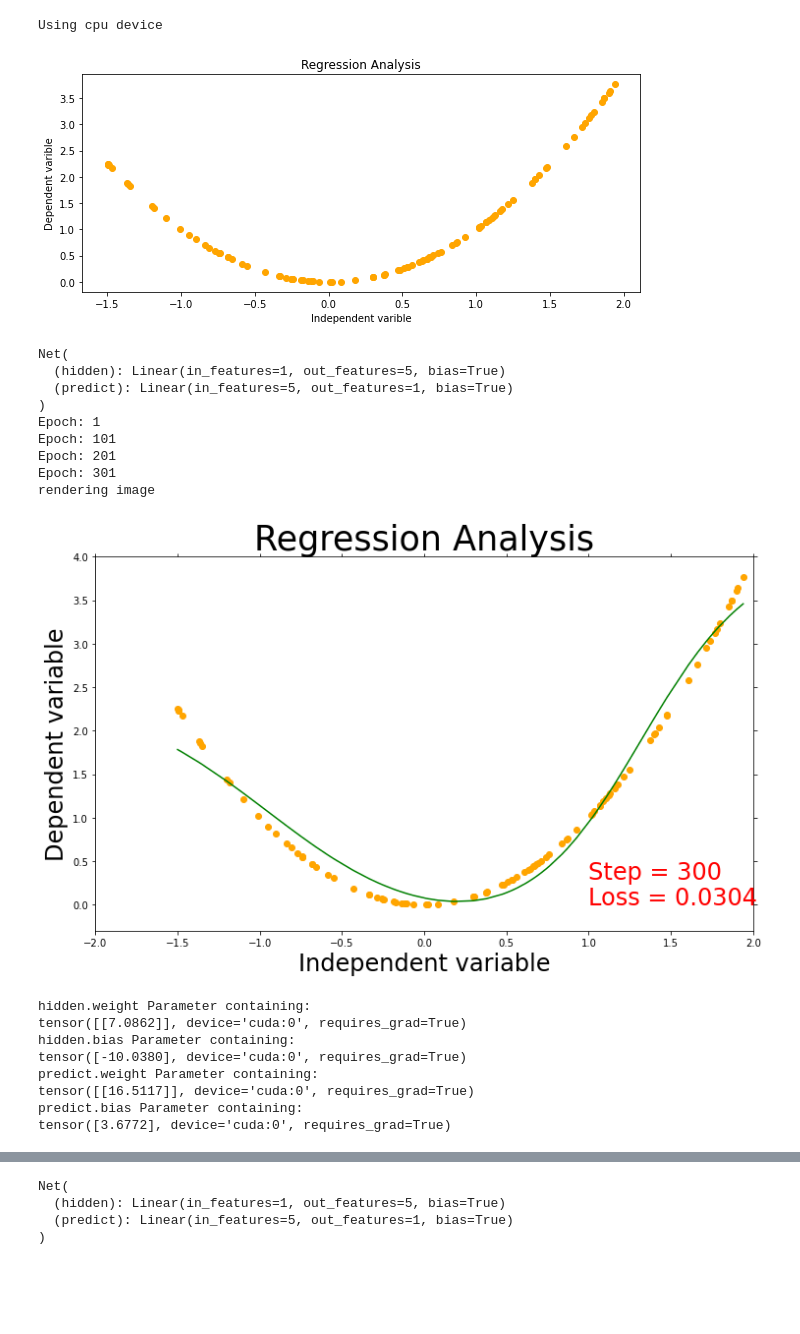
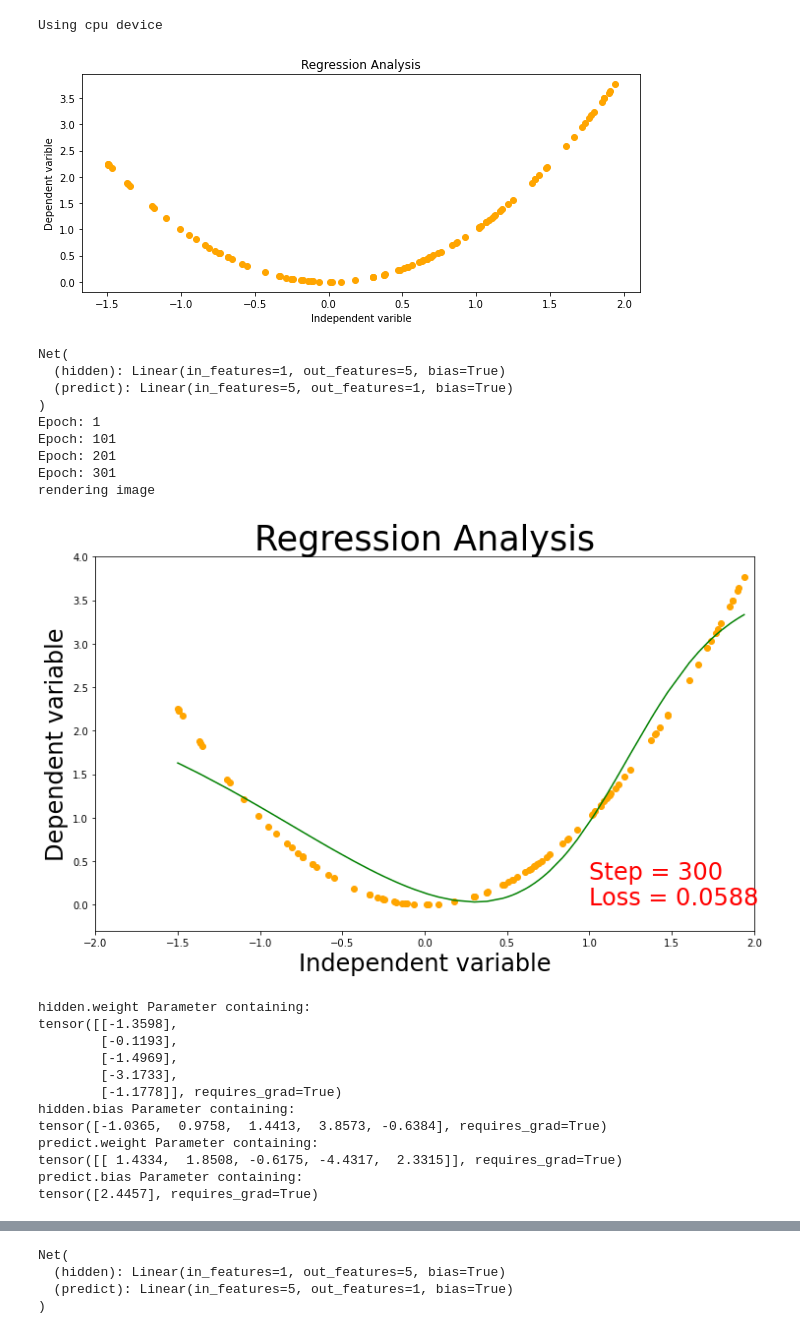
Before and after one commit to mstaczek/miowad, a Jupyter notebook: lab1_pytorch.ipynb, the cells around one changed output, grey strips where cells are left out. Drawn from its saved outputs; the diff is of its cells as text; code cells hidden in the pictures; blank space fills up the shorter version.

```diff
--- a/lab1_pytorch.ipynb
+++ b/lab1_pytorch.ipynb
@@ -11,7 +11,7 @@ import numpy as np
 import imageio
 
 # Get cpu or gpu device for training.
-device = "cuda" if not torch.cuda.is_available() else "cpu"
+device = "cuda" if torch.cuda.is_available() else "cpu"
 print(f"Using {device} device")
 
 # torch.manual_seed(1)    # reproducible
@@ -85,47 +85,51 @@ for t in range(301):
     ax.scatter(x_1.data.numpy(), y_1.data.numpy(), color = "orange")
     ax.plot(x_1.data.numpy(), prediction.cpu().data.numpy(), 'g')
     # ax.text(1.0, 40, 'Step = %d' % t, fontdict={'size': 24, 'color':  'red'})
     ax.text(1.0, 0.3, 'Step = %d' % t, fontdict={'size': 24, 'color':  'red'})
     ax.text(1.0, 0, 'Loss = %.4f' % loss.cpu().data.numpy(),
             fontdict={'size': 24, 'color':  'red'})
 
     # Used to return the plot as an image array
     # (https://ndres.me/post/matplotlib-animated-gifs-easily/)
     fig.canvas.draw()       # draw the canvas, cache the renderer
     image = np.frombuffer(fig.canvas.tostring_rgb(), dtype='uint8')
     image  = image.reshape(fig.canvas.get_width_height()[::-1] + (3,))
 
     my_images.append(image)
 
 print("rendering image")
 # save images as a gif
 imageio.mimsave('./curve_square_simple.gif', my_images, fps=20)
 # %% [output]
 Using cpu device
 [figure]
 Net(
   (hidden): Linear(in_features=1, out_features=5, bias=True)
   (predict): Linear(in_features=5, out_features=1, bias=True)
 )
 Epoch: 1
 Epoch: 101
 Epoch: 201
 Epoch: 301
 rendering image
-[figure, old version]
+[figure, new version]
 # %%
 # for 1 neuron /15
 for name, param in net.named_parameters():
     print(name, param)
 # %% [output]
 hidden.weight Parameter containing:
-tensor([[7.0862]], device='cuda:0', requires_grad=True)
+tensor([[-1.3598],
+        [-0.1193],
+        [-1.4969],
+        [-3.1733],
+        [-1.1778]], requires_grad=True)
 hidden.bias Parameter containing:
-tensor([-10.0380], device='cuda:0', requires_grad=True)
+tensor([-1.0365,  0.9758,  1.4413,  3.8573, -0.6384], requires_grad=True)
 predict.weight Parameter containing:
-tensor([[16.5117]], device='cuda:0', requires_grad=True)
+tensor([[ 1.4334,  1.8508, -0.6175, -4.4317,  2.3315]], requires_grad=True)
 predict.bias Parameter containing:
-tensor([3.6772], device='cuda:0', requires_grad=True)
+tensor([2.4457], requires_grad=True)
 # %%
 # for 1 neuron
 for name, param in net.named_parameters():
```
Also changed, not shown: parts of 16 cells of this notebook, 4 other files.
